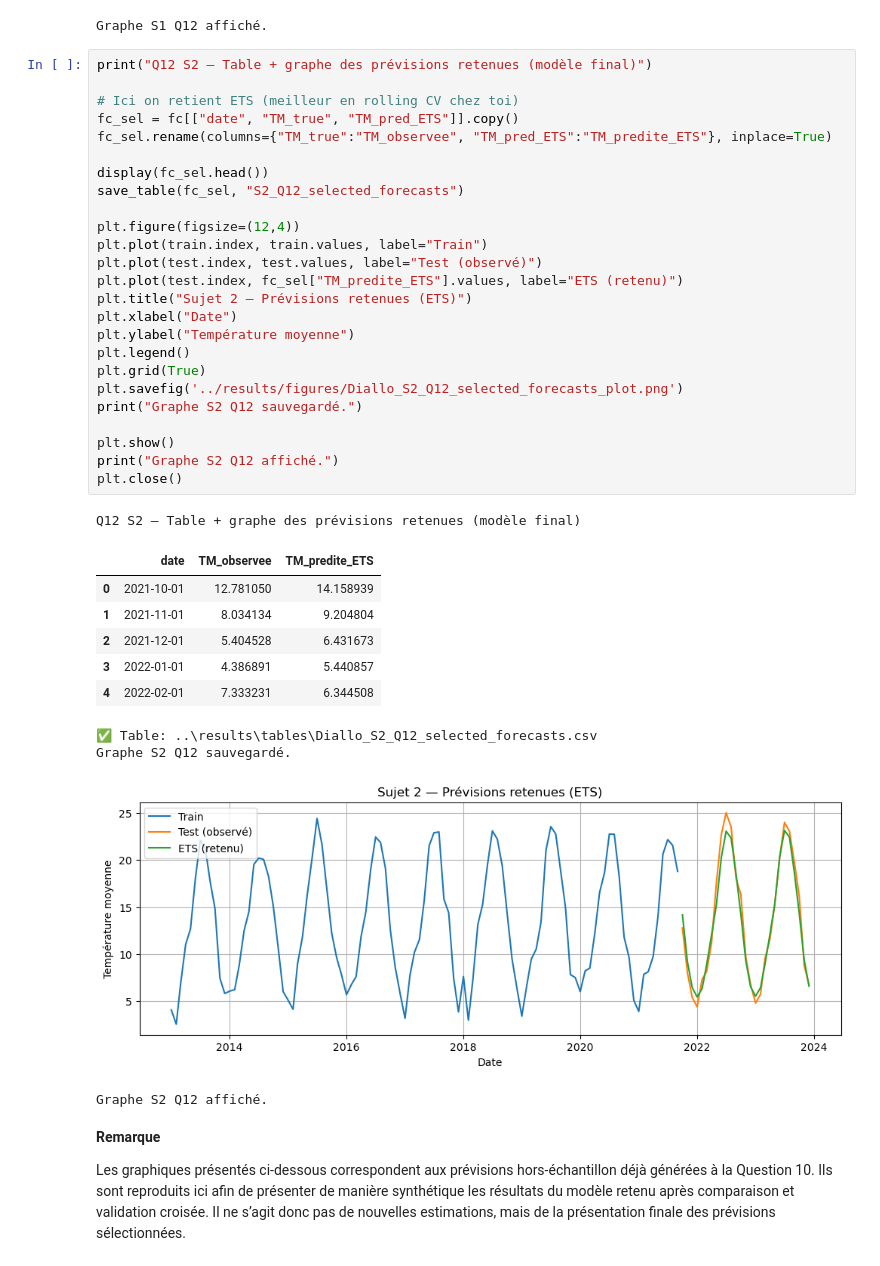
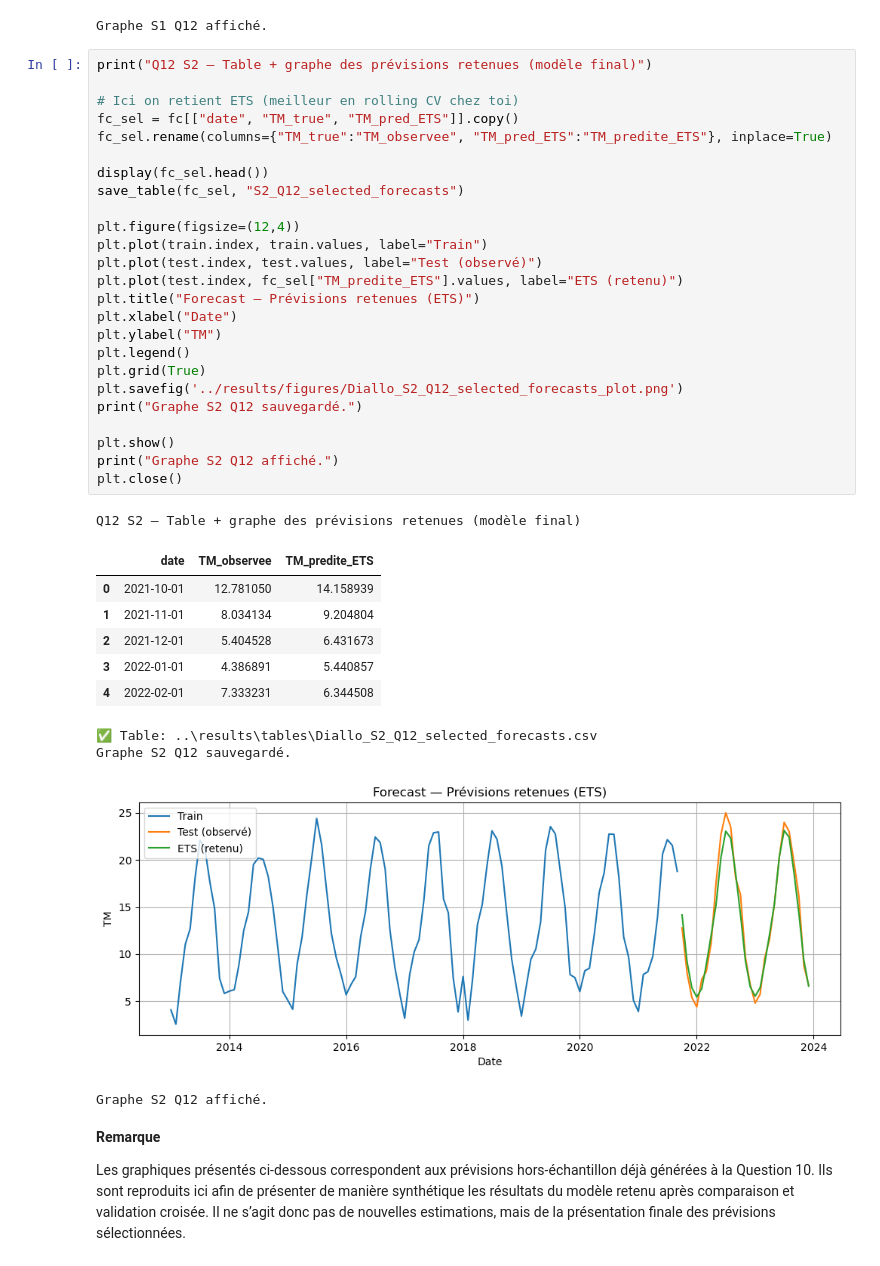
Before and after one commit to Nohalito/Weather-prediction, a Jupyter notebook: notebooks/03.1_Modeling_Diallo.ipynb, the cells around one changed output. Drawn from its saved outputs; the diff is of its cells as text.

```diff
--- a/notebooks/03.1_Modeling_Diallo.ipynb
+++ b/notebooks/03.1_Modeling_Diallo.ipynb
@@ -1795,36 +1795,36 @@ print("Q12 S2 — Table + graphe des prévisions retenues (modèle final)")
 # Ici on retient ETS (meilleur en rolling CV chez toi)
 fc_sel = fc[["date", "TM_true", "TM_pred_ETS"]].copy()
 fc_sel.rename(columns={"TM_true":"TM_observee", "TM_pred_ETS":"TM_predite_ETS"}, inplace=True)
 
 display(fc_sel.head())
 save_table(fc_sel, "S2_Q12_selected_forecasts")
 
 plt.figure(figsize=(12,4))
 plt.plot(train.index, train.values, label="Train")
 plt.plot(test.index, test.values, label="Test (observé)")
 plt.plot(test.index, fc_sel["TM_predite_ETS"].values, label="ETS (retenu)")
-plt.title("Sujet 2 — Prévisions retenues (ETS)")
+plt.title("Forecast — Prévisions retenues (ETS)")
 plt.xlabel("Date")
-plt.ylabel("Température moyenne")
+plt.ylabel("TM")
 plt.legend()
 plt.grid(True)
 plt.savefig('../results/figures/Diallo_S2_Q12_selected_forecasts_plot.png')
 print("Graphe S2 Q12 sauvegardé.")
 
 plt.show()
 print("Graphe S2 Q12 affiché.")
 plt.close()
 # %% [output]
 Q12 S2 — Table + graphe des prévisions retenues (modèle final)
 |  | date | TM_observee | TM_predite_ETS |
 | 0 | 2021-10-01 | 12.781050 | 14.158939 |
 | 1 | 2021-11-01 | 8.034134 | 9.204804 |
 | 2 | 2021-12-01 | 5.404528 | 6.431673 |
 | 3 | 2022-01-01 | 4.386891 | 5.440857 |
 | 4 | 2022-02-01 | 7.333231 | 6.344508 |
 ✅ Table: ..\results\tables\Diallo_S2_Q12_selected_forecasts.csv
 Graphe S2 Q12 sauvegardé.
-[figure, old version]
+[figure, new version]
 Graphe S2 Q12 affiché.
 # %% [markdown]
 **Remarque**
```
Also changed, not shown: parts of 7 cells of this notebook, 9 other files.
